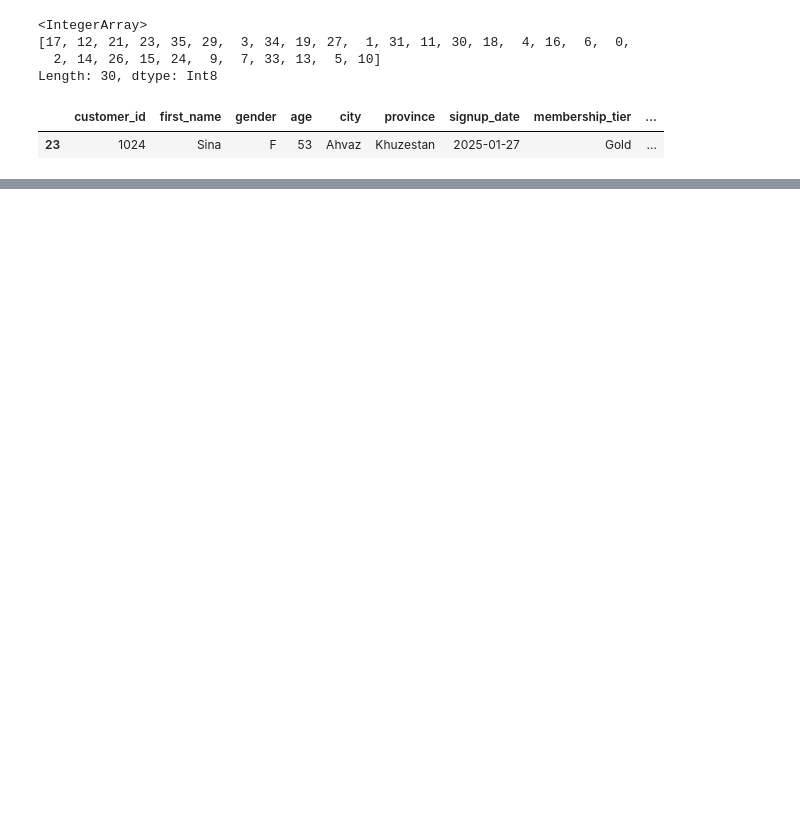
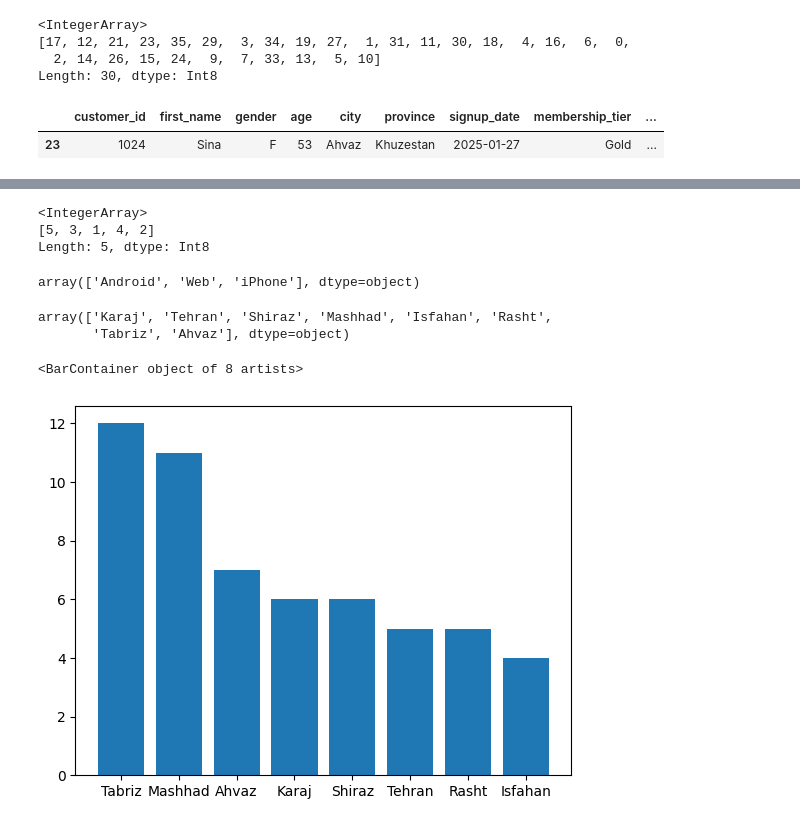
Before and after one commit to Fatemenamdar20/project-01-data-cleaning-fatemenamdarlo, a Jupyter notebook: data_cleaning.ipynb, the cells around one changed output, grey strips where cells are left out. Cells and saved outputs as stored; diff of their text form; code cells hidden in the pictures; blank space fills up the shorter version.

```diff
--- a/data_cleaning.ipynb
+++ b/data_cleaning.ipynb
@@ -197,0 +212,21 @@ df = df[df["purchase_count"] >= 1]
+# %%
+df["satisfaction_score"].unique()
+# %% [output]
+<IntegerArray>
+[5, 3, 1, 4, 2]
+Length: 5, dtype: Int8
+# %%
+df["device"].unique()
+# %% [output]
+array(['Android', 'Web', 'iPhone'], dtype=object)
+# %%
+df["city"].unique()
+# %% [output]
+array(['Karaj', 'Tehran', 'Shiraz', 'Mashhad', 'Isfahan', 'Rasht',
+       'Tabriz', 'Ahvaz'], dtype=object)
+# %%
+c = df["city"].value_counts()
+plt.bar(c.index, c)
+# %% [output]
+<BarContainer object of 8 artists>
+[figure, added]
```
Also changed, not shown: parts of 7 cells of this notebook, 1 other file.
